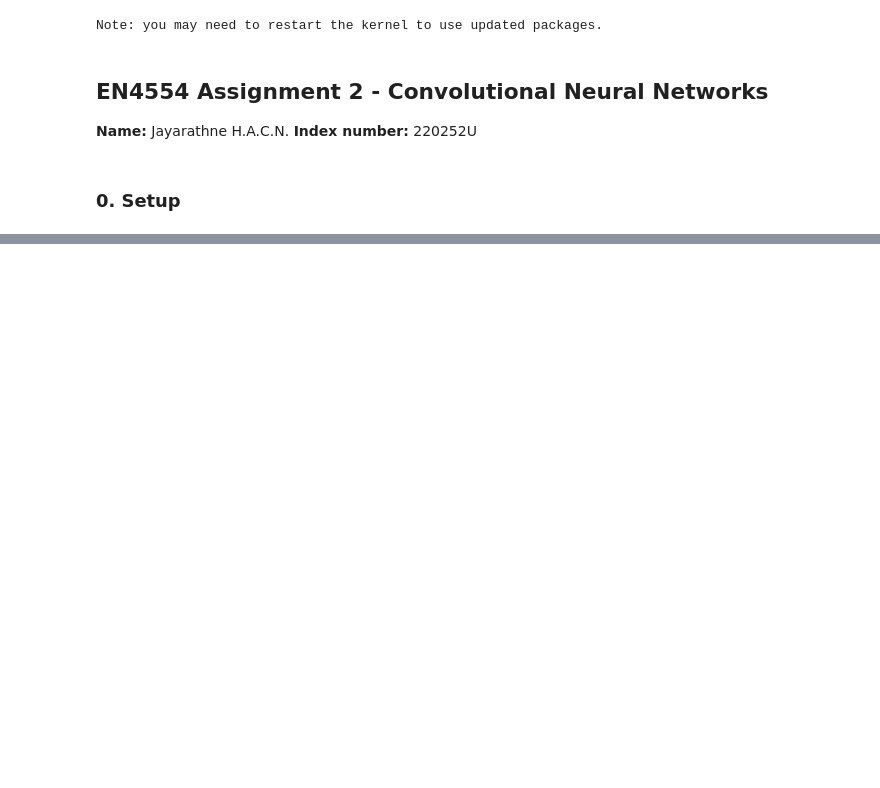
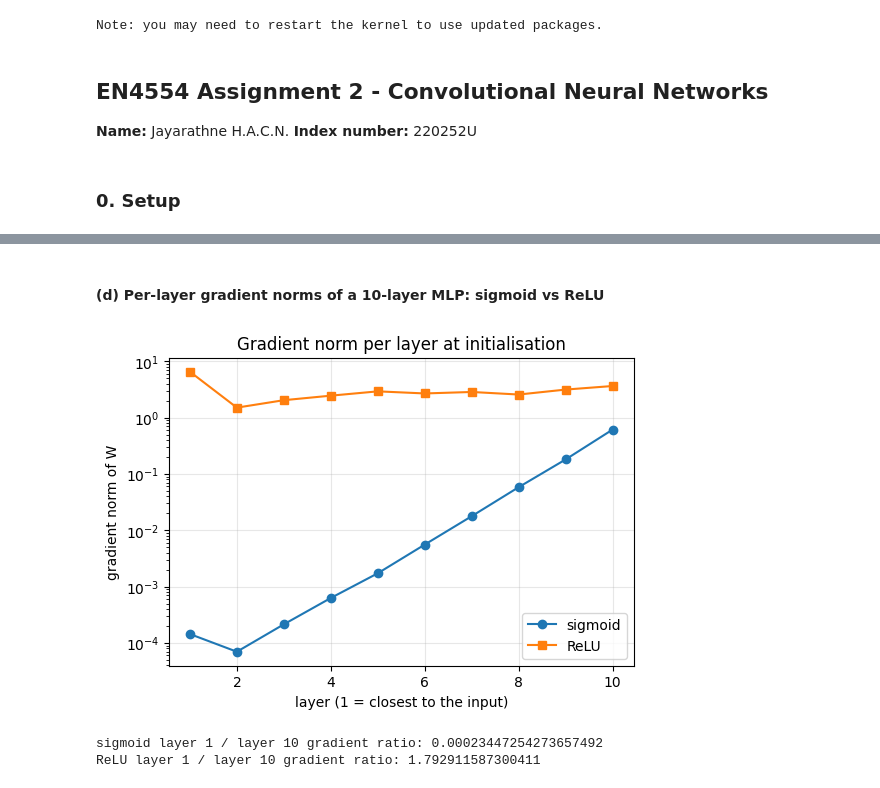
Before and after one commit to Nithira17/EN4554-Assignment_2-CNNs, a Jupyter notebook: assignment_2.ipynb, the cells around one changed output, grey strips where cells are left out. Saved outputs shown, nothing was run; the diff lists cells and outputs as text; code cells hidden in the pictures; blank space fills up the shorter version.

```diff
--- a/assignment_2.ipynb
+++ b/assignment_2.ipynb
@@ -68,6 +55,0 @@ val class counts [482, 508, 494, 504, 532, 507, 502, 506, 498, 467]
-# %%
-fig, axes = plt.subplots(2, 8, figsize=(12, 3.2))
-for ax, i in zip(axes.flat, range(16)):
-    img = X_all[tr_idx[i]].permute(1, 2, 0).numpy()
-    ax.imshow(img); ax.set_title(CLASSES[y_all[tr_idx[i]]], fontsize=8); ax.axis('off')
-plt.suptitle('Sample training images'); plt.tight_layout(); plt.show()
@@ -195,0 +246,38 @@ def n_params(model):
+# %% [markdown]
+#### (d) Per-layer gradient norms of a 10-layer MLP: sigmoid vs ReLU
+# %%
+class Sigmoid:
+    def forward(self, x):
+        self.out = torch.sigmoid(x)
+        return self.out
+
+    def backward(self, dout):
+        return dout * self.out * (1 - self.out)
+
+xb, yb = Xtr_flat[:128], y_train[:128]
+sizes = [3072] + [100] * 9 + [10]
+
+norms = {}
+for name, act in [('sigmoid', Sigmoid), ('ReLU', ReLU)]:
+    torch.manual_seed(0)
+    deep_net = MLP(sizes, act=act)
+    deep_net.loss(xb, yb)
+    deep_net.backward()
+    norms[name] = [l.dW.norm().item() for l in deep_net.layers if isinstance(l, Linear)]
+
+layers = range(1, 11)
+plt.figure(figsize=(6, 4))
+plt.semilogy(layers, norms['sigmoid'], 'o-', label='sigmoid')
+plt.semilogy(layers, norms['ReLU'], 's-', label='ReLU')
+plt.xlabel('layer (1 = closest to the input)')
+plt.ylabel('gradient norm of W')
+plt.title('Gradient norm per layer at initialisation')
+plt.legend(); plt.grid(alpha=0.3)
+plt.show()
+
+for name in norms:
+    print(name, 'layer 1 / layer 10 gradient ratio:', norms[name][0] / norms[name][-1])
+# %% [output]
+[figure, added]
+sigmoid layer 1 / layer 10 gradient ratio: 0.00023447254273657492
+ReLU layer 1 / layer 10 gradient ratio: 1.792911587300411
```
Also changed, not shown: parts of 12 cells of this notebook.
